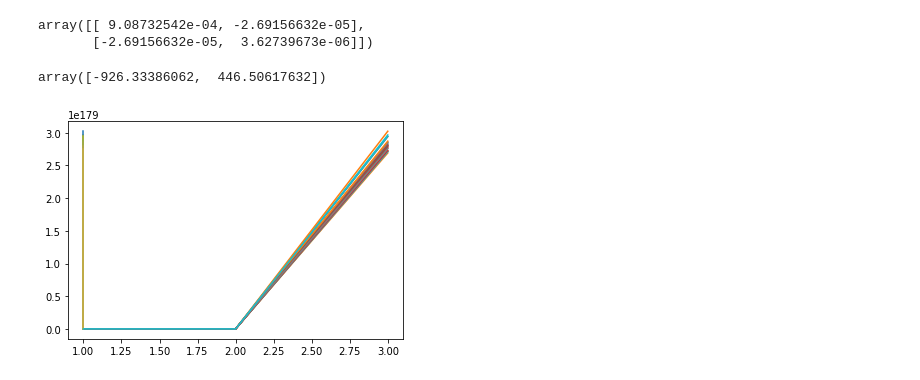
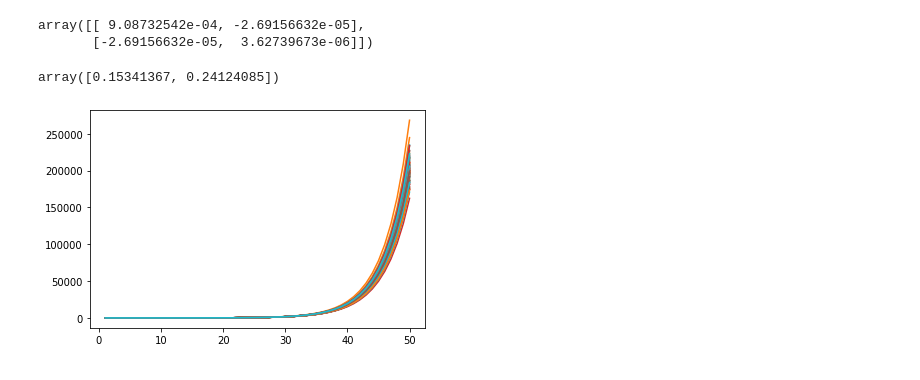
Before and after one commit to Rustemhak/advanced-ml, a Jupyter notebook: bayes_covid.ipynb, the cells around one changed output. Cells and saved outputs as stored; diff of their text form; code cells hidden in the pictures.

```diff
--- a/bayes_covid.ipynb
+++ b/bayes_covid.ipynb
@@ -114,7 +114,7 @@ sigma_0 = np.array([1 / alpha, 0, 0, 1 / alpha]).reshape(2, 2)
 xs = np.dstack((np.ones(len(day_train)), day_train)).reshape(50, 2)
 variance = np.var(np.log(total_cases_pred_train) - np.log(total_cases_train))
 sigma_n = np.linalg.inv(np.linalg.inv(sigma_0) + (1 / variance)*xs.T @ xs)
-m_n = sigma_n @ (np.linalg.inv(sigma_0) @ m_0 + (1 / variance) * xs.T @ total_cases_train)
+m_n = sigma_n @ (np.linalg.inv(sigma_0) @ m_0 + (1 / variance) * xs.T @ np.log(total_cases_train))
 # %%
 variance
 # %% [output]
@@ -132,16 +132,14 @@ array([[ 9.08732542e-04, -2.69156632e-05],
 # %%
 m_n
 # %% [output]
-array([-926.33386062,  446.50617632])
+array([0.15341367, 0.24124085])
 # %%
-n = 20
+n = 100
 mu = m_n
 sigma = sigma_n
 # %%
 my_w = np.random.multivariate_normal(mu, sigma, n)
-
 for w in my_w:
-    plt.plot(xs, np.exp(xs @ w))
-plt.show()
+    plt.plot(xs, np.exp(w[0] + w[1]*xs))
 # %% [output]
-[figure, old version]
+[figure, new version]
```
